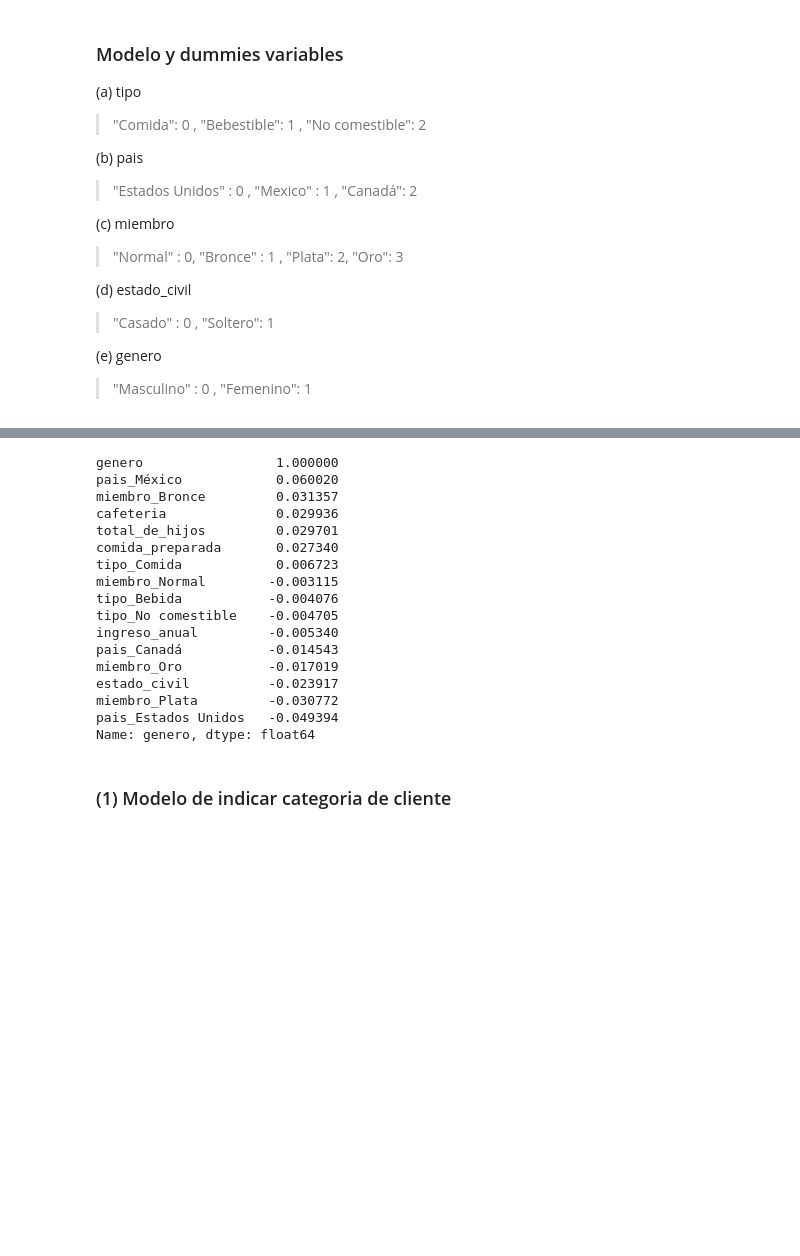
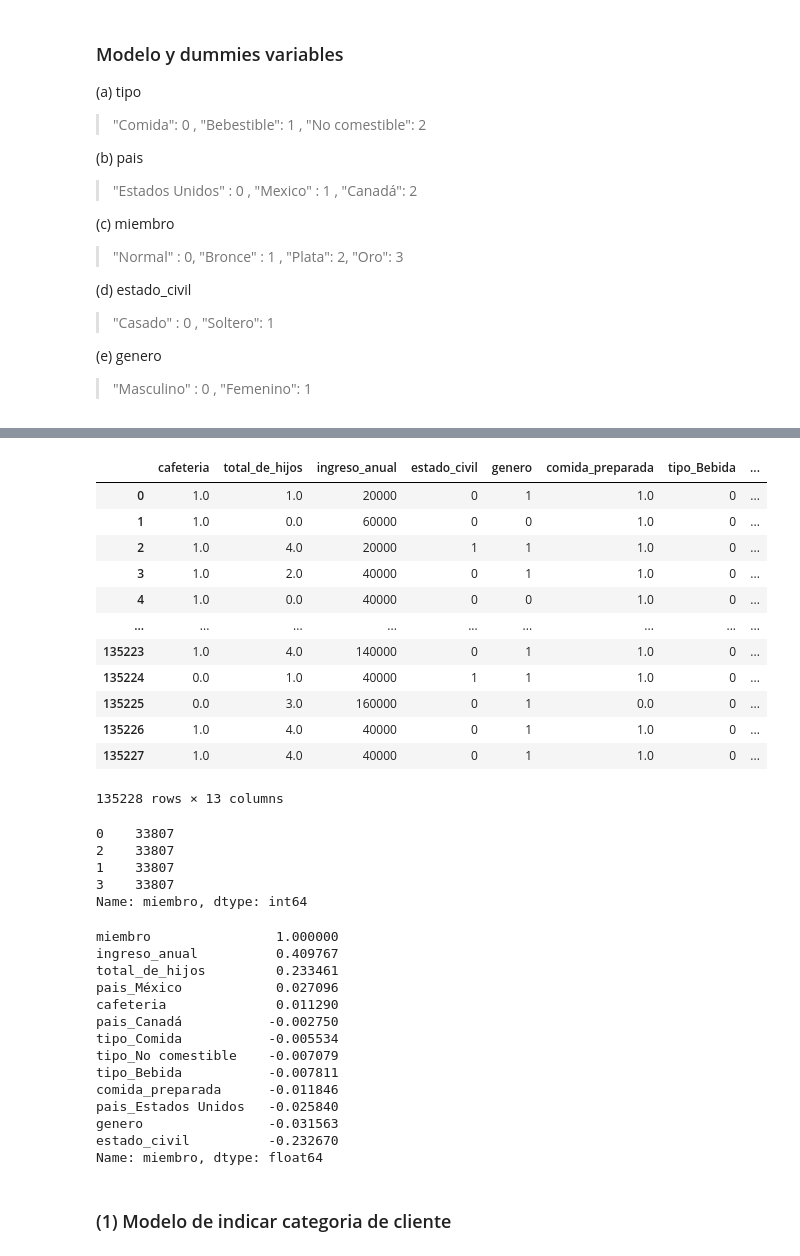
Before and after one commit to Bigote93/EscenciaDelCliente, a Jupyter notebook: EscenciaDelCliente.ipynb, the cells around one changed output, grey strips where cells are left out. Drawn from its saved outputs; the diff is of its cells as text; code cells hidden in the pictures; blank space fills up the shorter version.

```diff
--- a/EscenciaDelCliente.ipynb
+++ b/EscenciaDelCliente.ipynb
@@ -1108,26 +1110,63 @@ df_modelos
+# %%
+#Generar la contabilidad de variable de control (genero) y generamos
+
+from imblearn.over_sampling import SMOTE
+
+#Separacion de valored de entrenamiento y test
+x_modelcontrolar = df_modelos.drop(columns = 'miembro', axis = 1)
+y_modelcorporar = df_modelos['miembro']
+
+#Creamos el objeto SMOTE para la asignacion de valores de autocompletacion de valores de control
+smt = SMOTE(random_state=123)
+
+#Creamos el modelo SMOTE
+x,y = smt.fit_resample(X = x_modelcontrolar,y = y_modelcorporar)
+
+df_modelos = pd.concat([x,y], axis = 1)
+
+df_modelos
+# %% [output]
+|  | cafeteria | total_de_hijos | ingreso_anual | estado_civil | genero | comida_preparada | tipo_Bebida | ... |
+| 0 | 1.0 | 1.0 | 20000 | 0 | 1 | 1.0 | 0 | ... |
+| 1 | 1.0 | 0.0 | 60000 | 0 | 0 | 1.0 | 0 | ... |
+| 2 | 1.0 | 4.0 | 20000 | 1 | 1 | 1.0 | 0 | ... |
+| 3 | 1.0 | 2.0 | 40000 | 0 | 1 | 1.0 | 0 | ... |
+| 4 | 1.0 | 0.0 | 40000 | 0 | 0 | 1.0 | 0 | ... |
+| ... | ... | ... | ... | ... | ... | ... | ... | ... |
+| 135223 | 1.0 | 4.0 | 140000 | 0 | 1 | 1.0 | 0 | ... |
+| 135224 | 0.0 | 1.0 | 40000 | 1 | 1 | 1.0 | 0 | ... |
+| 135225 | 0.0 | 3.0 | 160000 | 0 | 1 | 0.0 | 0 | ... |
+| 135226 | 1.0 | 4.0 | 40000 | 0 | 1 | 1.0 | 0 | ... |
+| 135227 | 1.0 | 4.0 | 40000 | 0 | 1 | 1.0 | 0 | ... |
+135228 rows × 13 columns
+# %%
+df_modelos['miembro'].value_counts()
+# %% [output]
+0    33807
+2    33807
+1    33807
+3    33807
+Name: miembro, dtype: int64
 # %%
 #Analis de correlacion entre variables
 correlation_matrix = df_modelos.corr()
-correlation_with_gender = correlation_matrix["genero"].sort_values(ascending=False)
+correlation_with_gender = correlation_matrix["miembro"].sort_values(ascending=False)
 print(correlation_with_gender)
 # %% [output]
-genero                 1.000000
-pais_México            0.060020
-miembro_Bronce         0.031357
-cafeteria              0.029936
-total_de_hijos         0.029701
-comida_preparada       0.027340
-tipo_Comida            0.006723
-miembro_Normal        -0.003115
-tipo_Bebida           -0.004076
-tipo_No comestible    -0.004705
-ingreso_anual         -0.005340
-pais_Canadá           -0.014543
-miembro_Oro           -0.017019
-estado_civil          -0.023917
-miembro_Plata         -0.030772
-pais_Estados Unidos   -0.049394
-Name: genero, dtype: float64
+miembro                1.000000
+ingreso_anual          0.409767
+total_de_hijos         0.233461
+pais_México            0.027096
+cafeteria              0.011290
+pais_Canadá           -0.002750
+tipo_Comida           -0.005534
+tipo_No comestible    -0.007079
+tipo_Bebida           -0.007811
+comida_preparada      -0.011846
+pais_Estados Unidos   -0.025840
+genero                -0.031563
+estado_civil          -0.232670
+Name: miembro, dtype: float64
 # %% [markdown]
 ### (1) Modelo de indicar categoria de cliente
 # %%
```
Also changed, not shown: parts of 31 cells of this notebook.
